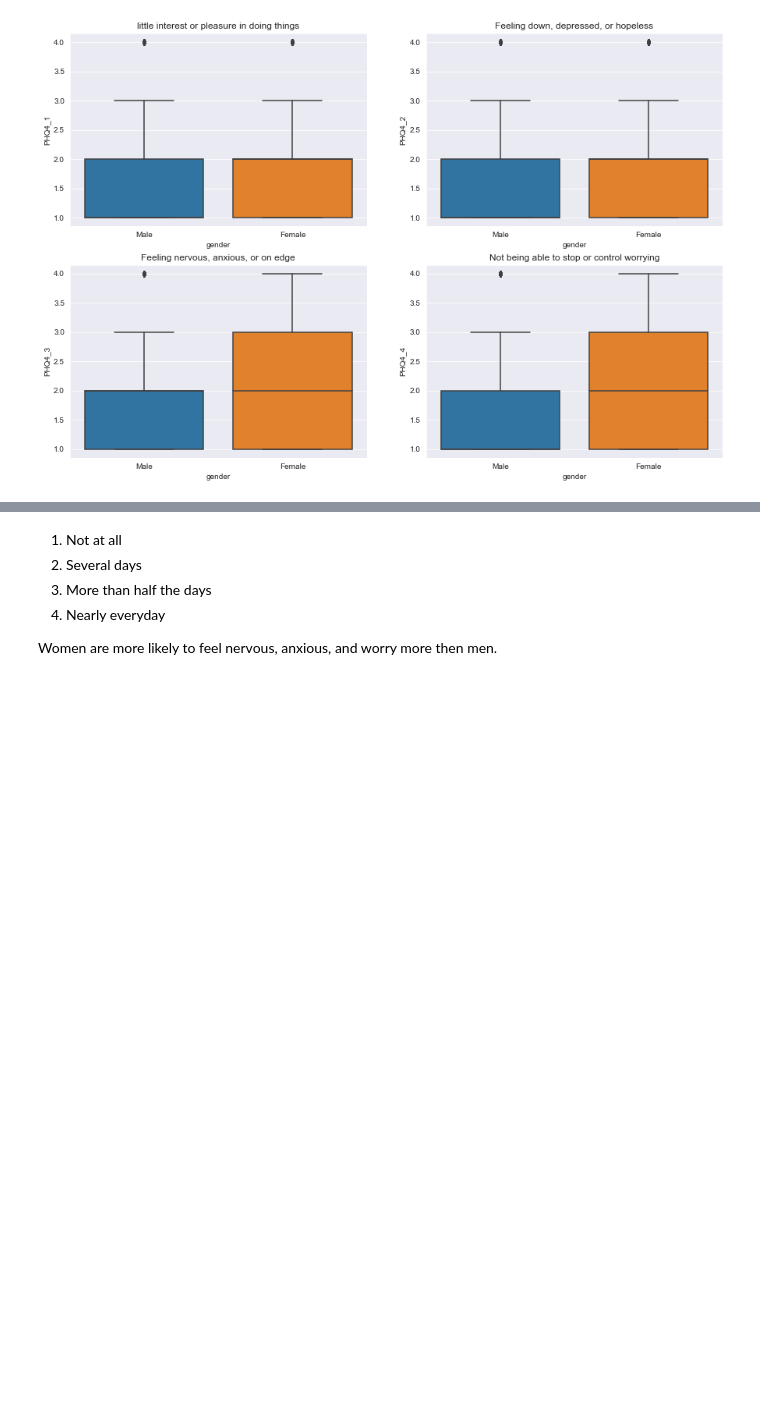
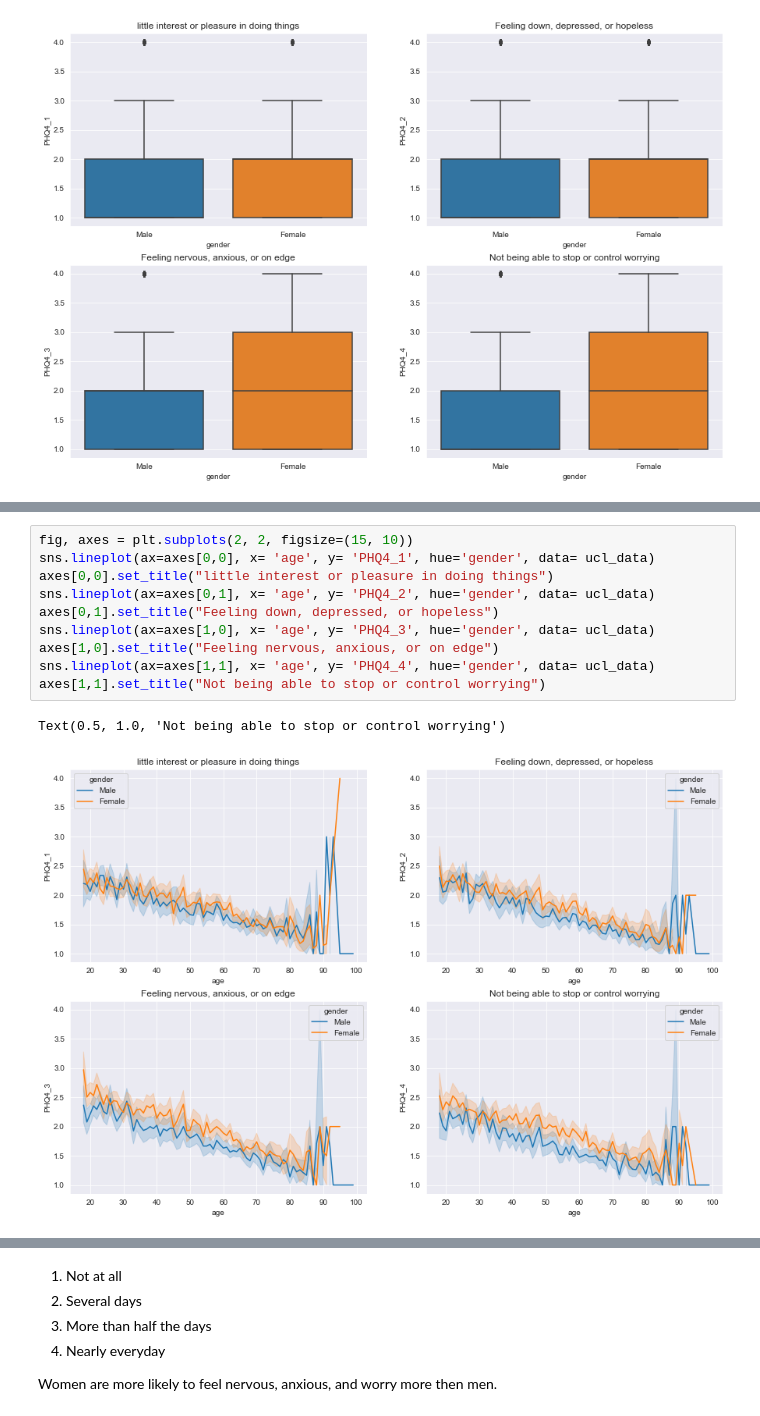
Before and after one commit to Fumikac/DSproject-covid-stress-impact, a Jupyter notebook: EDA.ipynb, the cells around one changed output, grey strips where cells are left out. Cells and saved outputs as stored; diff of their text form; blank space fills up the shorter version.

```diff
--- a/EDA.ipynb
+++ b/EDA.ipynb
@@ -184,0 +192,13 @@ Text(0.5, 1.0, 'Not being able to stop or control worrying')
+# %%
+fig, axes = plt.subplots(2, 2, figsize=(15, 10))
+sns.lineplot(ax=axes[0,0], x= 'age', y= 'PHQ4_1', hue='gender', data= ucl_data)
+axes[0,0].set_title("little interest or pleasure in doing things")
+sns.lineplot(ax=axes[0,1], x= 'age', y= 'PHQ4_2', hue='gender', data= ucl_data)
+axes[0,1].set_title("Feeling down, depressed, or hopeless")
+sns.lineplot(ax=axes[1,0], x= 'age', y= 'PHQ4_3', hue='gender', data= ucl_data)
+axes[1,0].set_title("Feeling nervous, anxious, or on edge")
+sns.lineplot(ax=axes[1,1], x= 'age', y= 'PHQ4_4', hue='gender', data= ucl_data)
+axes[1,1].set_title("Not being able to stop or control worrying")
+# %% [output]
+Text(0.5, 1.0, 'Not being able to stop or control worrying')
+[figure, added]
```
Also changed, not shown: parts of 6 cells of this notebook, 5 other files.
